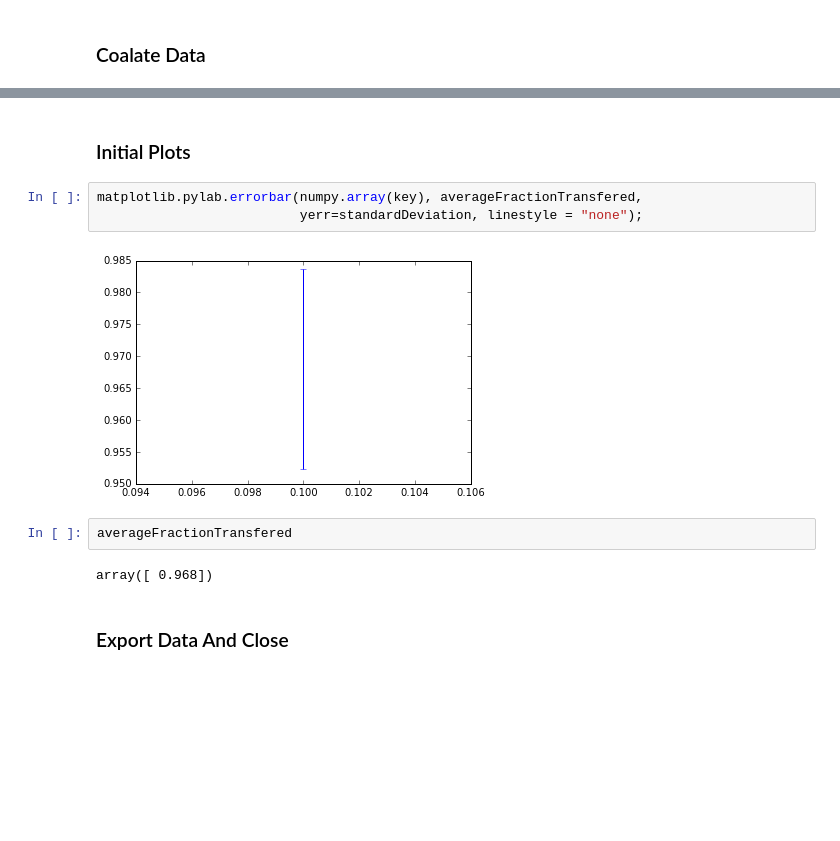
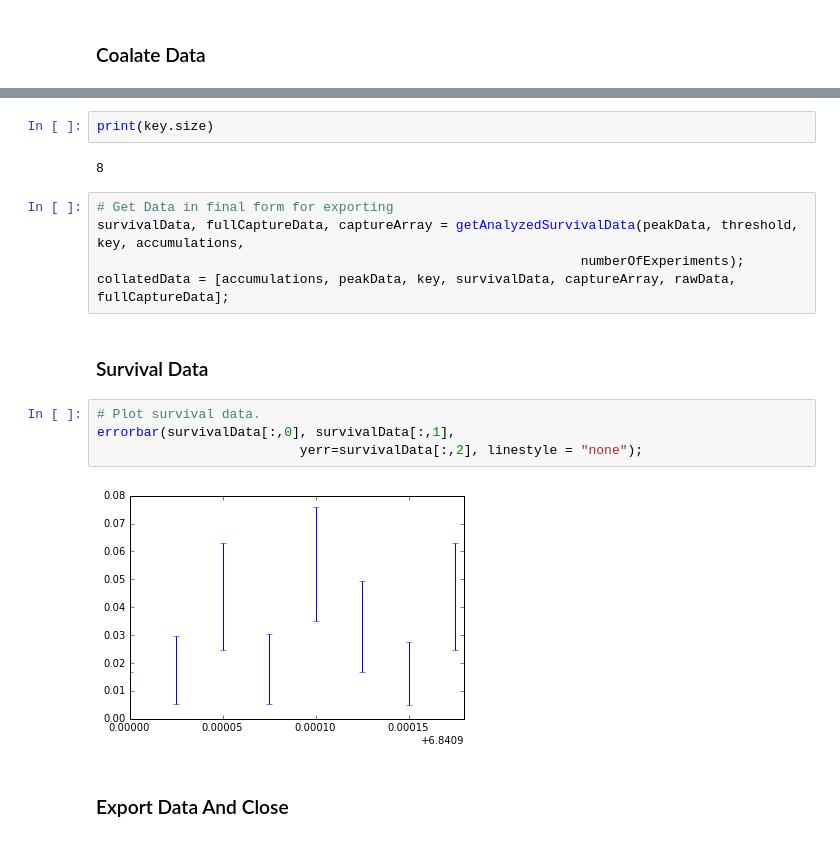
Before and after one commit to aquirdTurtle/Marks-old-analysis-folder, a Jupyter notebook: Simple Atom Analysis.ipynb, the cells around one changed output, grey strips where cells are left out. Saved outputs shown, nothing was run; the diff lists cells and outputs as text; blank space fills up the shorter version.

```diff
--- a/Simple Atom Analysis.ipynb
+++ b/Simple Atom Analysis.ipynb
@@ -199,14 +147,20 @@ collatedData = [accumulations, peakData, key, survivalData, captureProbabilities
-# %% [markdown]
-### Initial Plots
-# %%
-matplotlib.pylab.errorbar(numpy.array(key), averageFractionTransfered,
-                          yerr=standardDeviation, linestyle = "none");
-# %% [output]
-[figure, removed]
-# %%
-averageFractionTransfered
-# %% [output]
-array([ 0.968])
+# %%
+print(key.size)
+# %% [output]
+8
+# %%
+# Get Data in final form for exporting
+survivalData, fullCaptureData, captureArray = getAnalyzedSurvivalData(peakData, threshold, key, accumulations,
+                                                              numberOfExperiments);
+collatedData = [accumulations, peakData, key, survivalData, captureArray, rawData, fullCaptureData];
+# %% [markdown]
+### Survival Data
+# %%
+# Plot survival data.
+errorbar(survivalData[:,0], survivalData[:,1],
+                          yerr=survivalData[:,2], linestyle = "none");
+# %% [output]
+[figure, added]
 # %% [markdown]
 ### Export Data And Close
 # %%
```
Also changed, not shown: parts of 22 cells of this notebook, 6 other files.
